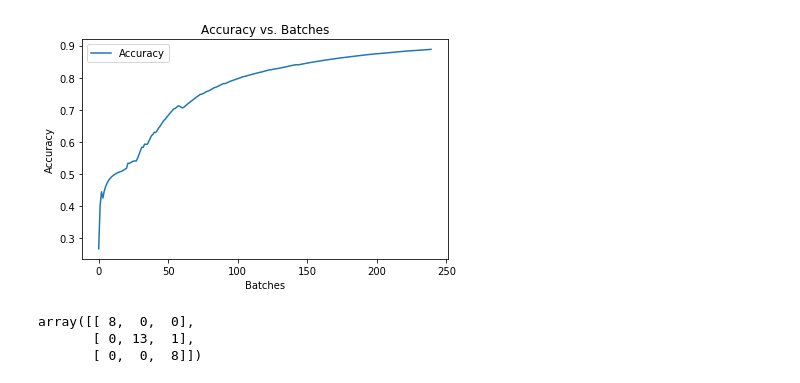
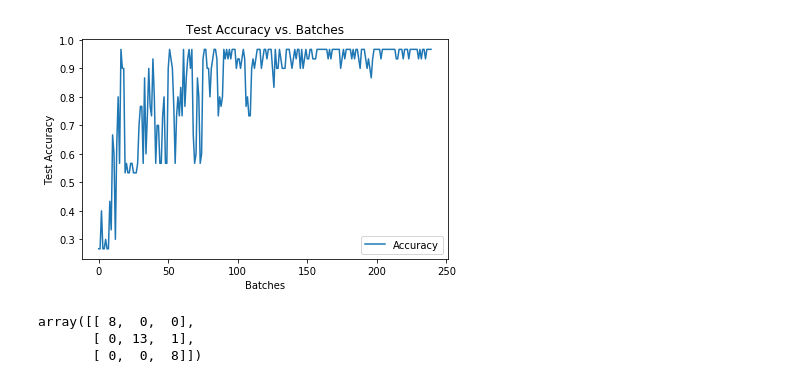
Before and after one commit to donaldrauscher/tensor-flow-first-steps, a Jupyter notebook: iris.ipynb, the cells around one changed output. Saved outputs shown, nothing was run; the diff lists cells and outputs as text; code cells hidden in the pictures.

Commit message:
Set random seeds, fix accuracy calc, simplify NN

```diff
--- a/iris.ipynb
+++ b/iris.ipynb
@@ -64,26 +64,23 @@ x_test, y_test = run_input_fn(test_iterator, sess)
 x = tf.placeholder(tf.float32, shape=[None, 4])
 y = tf.placeholder(tf.int32, shape=[None, 1])
 
-hidden1_layer = tf.layers.Dense(units=10, activation=tf.nn.relu)
-hidden2_layer = tf.layers.Dense(units=10, activation=tf.nn.relu)
+hidden_layer = tf.layers.Dense(units=2)
 logit_layer = tf.layers.Dense(units=len(SPECIES))
 
-hidden1 = hidden1_layer(x)
-hidden2 = hidden2_layer(hidden1)
-logits = logit_layer(hidden2)
+hidden = hidden_layer(x)
+logits = logit_layer(hidden)
 
 pred_class = tf.argmax(logits, 1)
 pred_prob = tf.nn.softmax(logits)
 
 loss = tf.losses.sparse_softmax_cross_entropy(labels=y, logits=logits)
-_, accuracy = tf.metrics.accuracy(labels=y, predictions=pred_class)
 
 optimizer = tf.train.AdagradOptimizer(learning_rate=0.1)
 
 train_op = optimizer.minimize(loss)
 # %%
 # train
-var_init = (tf.global_variables_initializer(), tf.local_variables_initializer())
+var_init = tf.global_variables_initializer()
 sess.run(var_init)
 
 stats = []
@@ -94,21 +91,21 @@ while True:
 
         sess.run(train_op, feed_dict={x: x_train, y: y_train})
 
-        loss_value, accuracy_value = sess.run((loss, accuracy), feed_dict={x: x_test, y: y_test})
-        stats += [[loss_value, accuracy_value]]
+        y_test_pred = sess.run(pred_class, feed_dict={x: x_test, y: y_test})
+        stats.append(accuracy_score(y_test, y_test_pred))
     except tf.errors.OutOfRangeError:
         break
 # %%
 # graph of loss metrics over periods
 stats = np.array(stats)
-plt.ylabel('Accuracy')
+plt.ylabel('Test Accuracy')
 plt.xlabel('Batches')
-plt.title("Accuracy vs. Batches")
+plt.title('Test Accuracy vs. Batches')
 plt.tight_layout()
-plt.plot(stats[:, 1], label='Accuracy')
+plt.plot(stats, label='Accuracy')
 plt.legend()
 plt.show()
 # %% [output]
-[figure, old version]
+[figure, new version]
 # %%
 # confusion matrix
```
Also changed, not shown: parts of 4 cells of this notebook.
